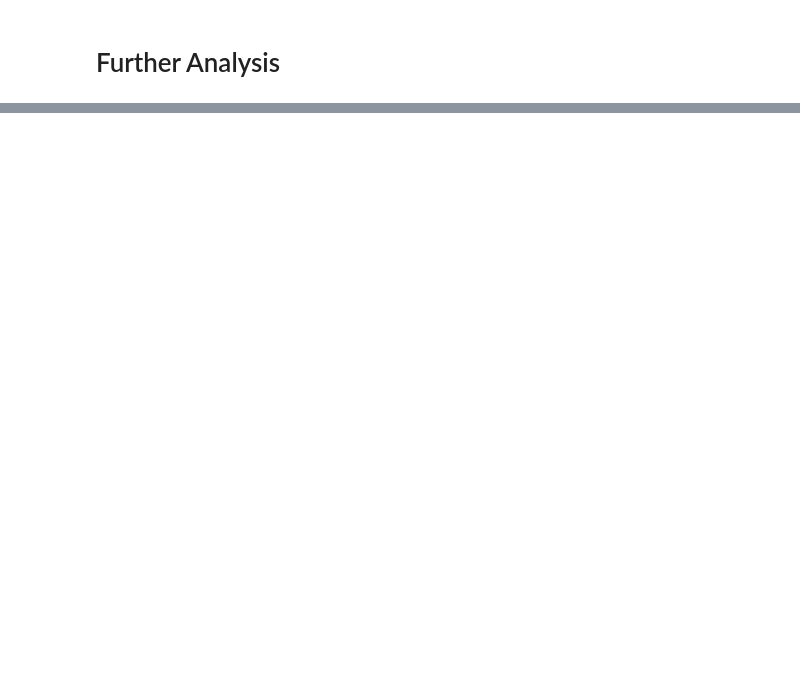
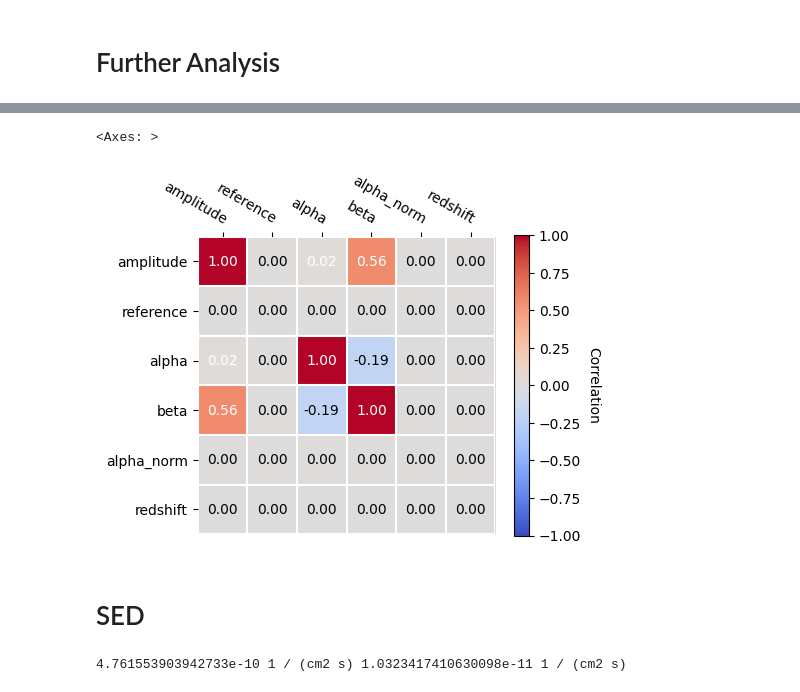
Before and after one commit to cta-japan-oda/OnsiteDataAnalysis2023, a Jupyter notebook: Chap6_DL3toFlux/dl3_to_sed_for_ASWG_extended.ipynb, the cells around one changed output, grey strips where cells are left out. Drawn from its saved outputs; the diff is of its cells as text; code cells hidden in the pictures; blank space fills up the shorter version.

```diff
--- a/Chap6_DL3toFlux/dl3_to_sed_for_ASWG_extended.ipynb
+++ b/Chap6_DL3toFlux/dl3_to_sed_for_ASWG_extended.ipynb
@@ -271,0 +492,14 @@ stacked_dataset = datasets.stack_reduce()
+# %%
+spectral_model_lp = LogParabolaSpectralModel(
+        amplitude = 5e-11 * u.Unit('cm-2 s-1 TeV-1'),
+        reference = ref,
+        alpha = 2 * u.Unit(''),
+        beta = 0.1 * u.Unit('')
+)
+# %%
+redshift = 0.034
+dominguez = EBLAbsorptionNormSpectralModel.read_builtin("dominguez", redshift=redshift)
+franceschini = EBLAbsorptionNormSpectralModel.read_builtin(
+    "franceschini", redshift=redshift
+)
+finke = EBLAbsorptionNormSpectralModel.read_builtin("finke", redshift=redshift)
@@ -271,0 +708,8 @@ stacked_dataset = datasets.stack_reduce()
+# %%
+# Fit model covariance matrix plot
+model_best.covariance.plot_correlation()
+# %% [output]
+<Axes: >
+[figure, added]
+# %% [markdown]
+# SED
@@ -271,0 +773,12 @@ stacked_dataset = datasets.stack_reduce()
+# %%
+# Calculate & plot Crab reference flux
+# https://doi.org/10.1016/j.jheap.2015.01.002
+crab = create_crab_spectral_model("magic_lp")
+crab.amplitude.error = 0.03e-11 * u.Unit("cm-2 s-1 TeV-1")
+crab.alpha.error = 0.01
+crab.beta.error = 0.01/np.log(10)
+
+flux_crab, flux_crab_error = crab.integral_error(e_lc_min, e_lc_max)
+print(flux_crab, flux_crab_error)
+# %% [output]
+4.761553903942733e-10 1 / (cm2 s) 1.0323417410630098e-11 1 / (cm2 s)
```
Also changed, not shown: parts of 49 cells of this notebook.
